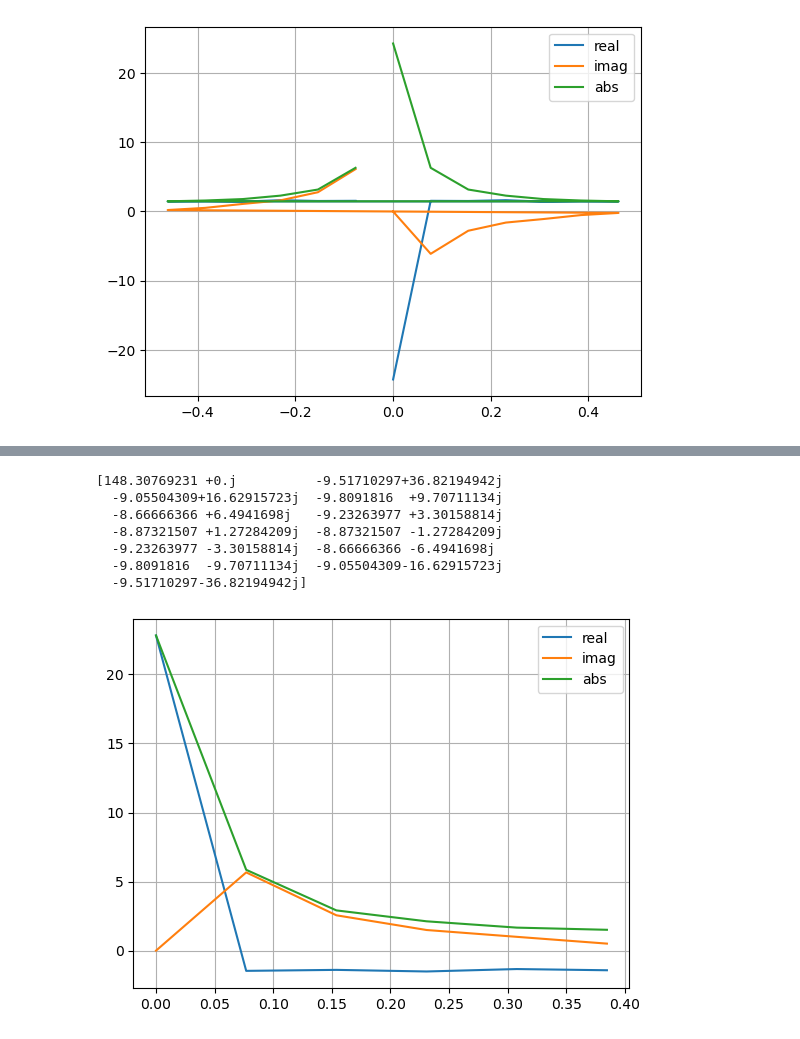
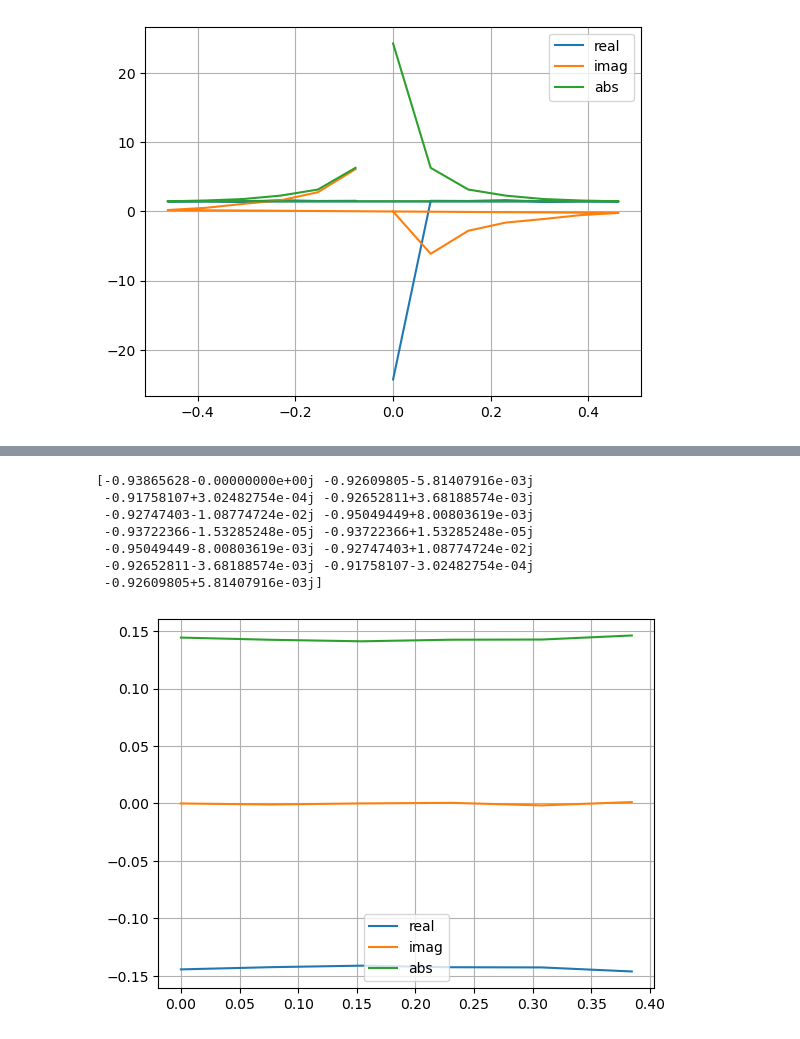
Before and after one commit to sebranchett/cheme-om-fft, a Jupyter notebook: read_and_plot.ipynb, the cells around one changed output, grey strips where cells are left out. Saved outputs shown, nothing was run; the diff lists cells and outputs as text; code cells hidden in the pictures.

```diff
--- a/read_and_plot.ipynb
+++ b/read_and_plot.ipynb
@@ -4,6 +4,19 @@ import matplotlib.pyplot as plt
 import scipy.stats
 from scipy.fft import fft, fftfreq
 from pytest import approx
+# %%
+def plot_my_array(freqs, complex_array, half=False):
+    N = len(freqs)
+    if half:
+        last = N//2
+    else:
+        last = N
+    plt.plot(freqs[0:last], 2.0/N * np.real(complex_array)[0:last], label='real')
+    plt.plot(freqs[0:last], 2.0/N * np.imag(complex_array)[0:last], label='imag')
+    plt.plot(freqs[0:last], 2.0/N * np.abs(complex_array)[0:last], label='abs')
+    plt.legend()
+    plt.grid()
+    plt.show()
 # %%
 ref = np.loadtxt(fname='ref.csv', delimiter=' ')
 
@@ -199,12 +191,7 @@ plt.show()
 # %% [output]
 [figure]
 # %%
-im_array = (E_ref - E_sample) # /E_sample
+im_array = (E_ref - E_sample)/E_sample
 
-image = plt.plot(xf, 2.0/N * np.real(im_array), label='real')
-image = plt.plot(xf, 2.0/N * np.imag(im_array), label='imag')
-image = plt.plot(xf, 2.0/N * np.abs(im_array), label='abs')
-image = plt.legend()
-image = plt.grid()
-image = plt.show()
+plot_my_array(xf, im_array, half=False)
 # %% [output]
@@ -212,20 +199,12 @@ image = plt.show()
-# %%
-def plot_my_array(freqs, complex_array):
-    plt.plot(freqs[0:N//2], 2.0/N * np.real(complex_array)[0:N//2], label='real')
-    plt.plot(freqs[0:N//2], 2.0/N * np.imag(complex_array)[0:N//2], label='imag')
-    plt.plot(freqs[0:N//2], 2.0/N * np.abs(complex_array)[0:N//2], label='abs')
-    plt.legend()
-    plt.grid()
-    plt.show()
 # %%
 print(im_array)
-plot_my_array(xf, im_array)
+plot_my_array(xf, im_array, half=True)
 # %% [output]
-[148.30769231 +0.j          -9.51710297+36.82194942j
-  -9.05504309+16.62915723j  -9.8091816  +9.70711134j
-  -8.66666366 +6.4941698j   -9.23263977 +3.30158814j
-  -8.87321507 +1.27284209j  -8.87321507 -1.27284209j
-  -9.23263977 -3.30158814j  -8.66666366 -6.4941698j
-  -9.8091816  -9.70711134j  -9.05504309-16.62915723j
-  -9.51710297-36.82194942j]
+[-0.93865628-0.00000000e+00j -0.92609805-5.81407916e-03j
+ -0.91758107+3.02482754e-04j -0.92652811+3.68188574e-03j
+ -0.92747403-1.08774724e-02j -0.95049449+8.00803619e-03j
+ -0.93722366-1.53285248e-05j -0.93722366+1.53285248e-05j
+ -0.95049449-8.00803619e-03j -0.92747403+1.08774724e-02j
+ -0.92652811-3.68188574e-03j -0.91758107-3.02482754e-04j
+ -0.92609805+5.81407916e-03j]
-[figure, old version]
+[figure, new version]
```
Also changed, not shown: parts of 6 cells of this notebook.
